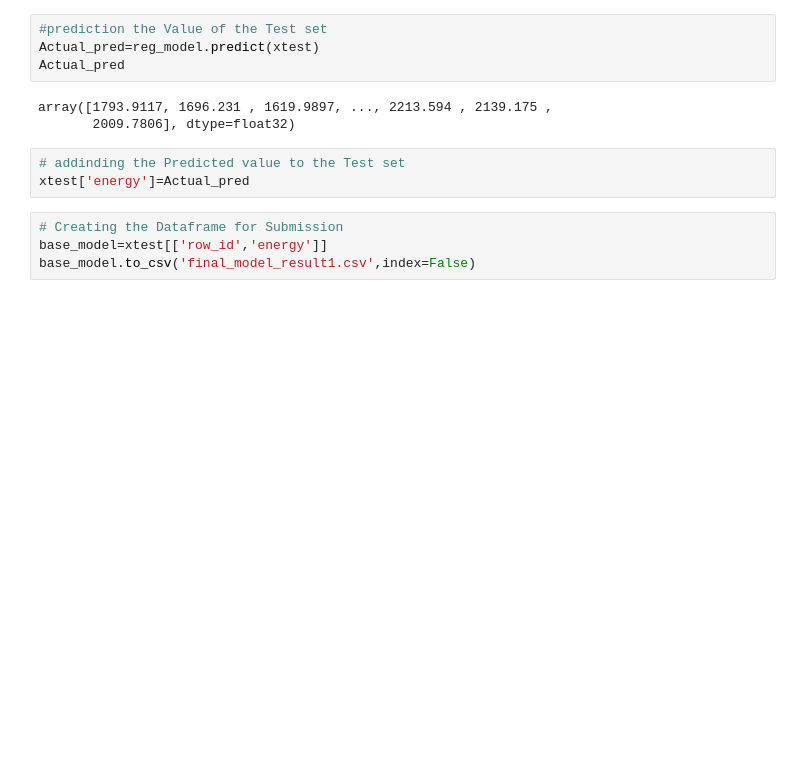
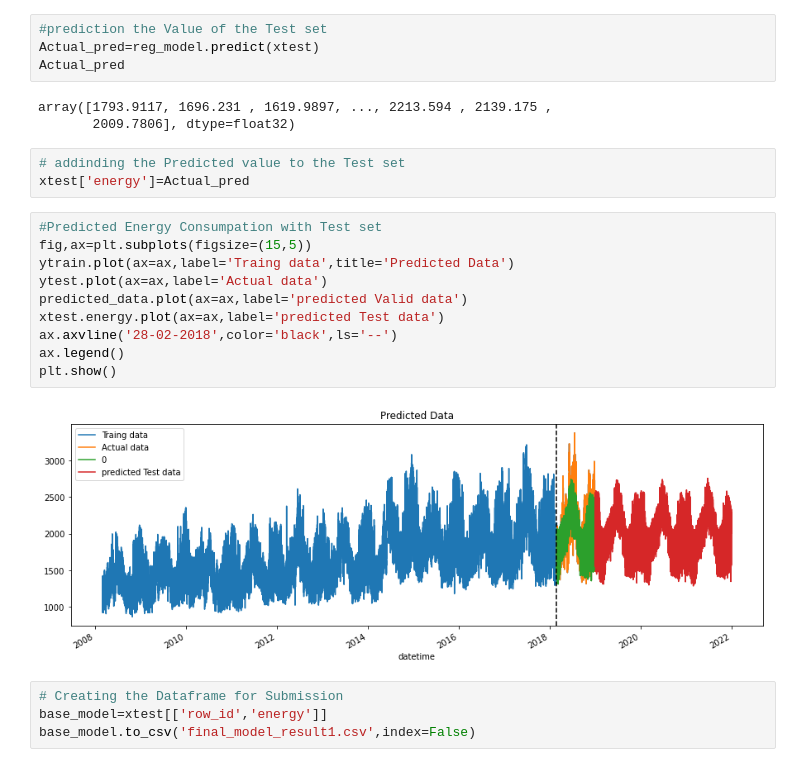
Before and after one commit to vdj-vasudevan/Jobathon, a Jupyter notebook: Final_code_with_approch.ipynb, the cells around one changed output. Cells and saved outputs as stored; diff of their text form; blank space fills up the shorter version.

```diff
--- a/Final_code_with_approch.ipynb
+++ b/Final_code_with_approch.ipynb
@@ -284,6 +284,18 @@ array([1793.9117, 1696.231 , 1619.9897, ..., 2213.594 , 2139.175 ,
 # %%
 # addinding the Predicted value to the Test set
 xtest['energy']=Actual_pred
+# %%
+#Predicted Energy Consumpation with Test set
+fig,ax=plt.subplots(figsize=(15,5))
+ytrain.plot(ax=ax,label='Traing data',title='Predicted Data')
+ytest.plot(ax=ax,label='Actual data')
+predicted_data.plot(ax=ax,label='predicted Valid data')
+xtest.energy.plot(ax=ax,label='predicted Test data')
+ax.axvline('28-02-2018',color='black',ls='--')
+ax.legend()
+plt.show()
+# %% [output]
+[figure, added]
 # %%
 # Creating the Dataframe for Submission
 base_model=xtest[['row_id','energy']]
```
Also changed, not shown: parts of 3 cells of this notebook, 1 other file.
